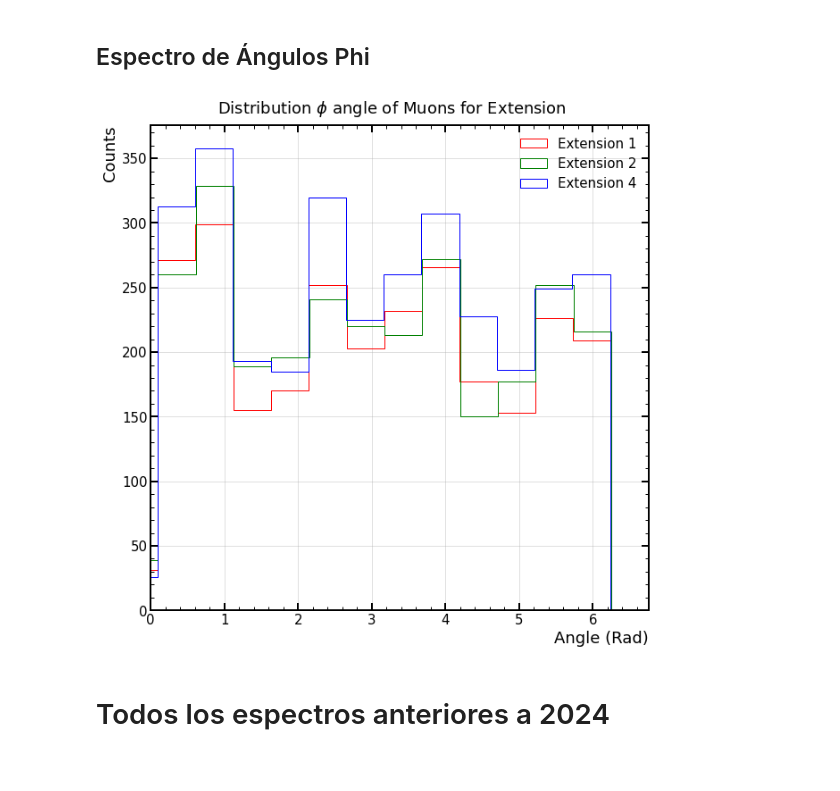
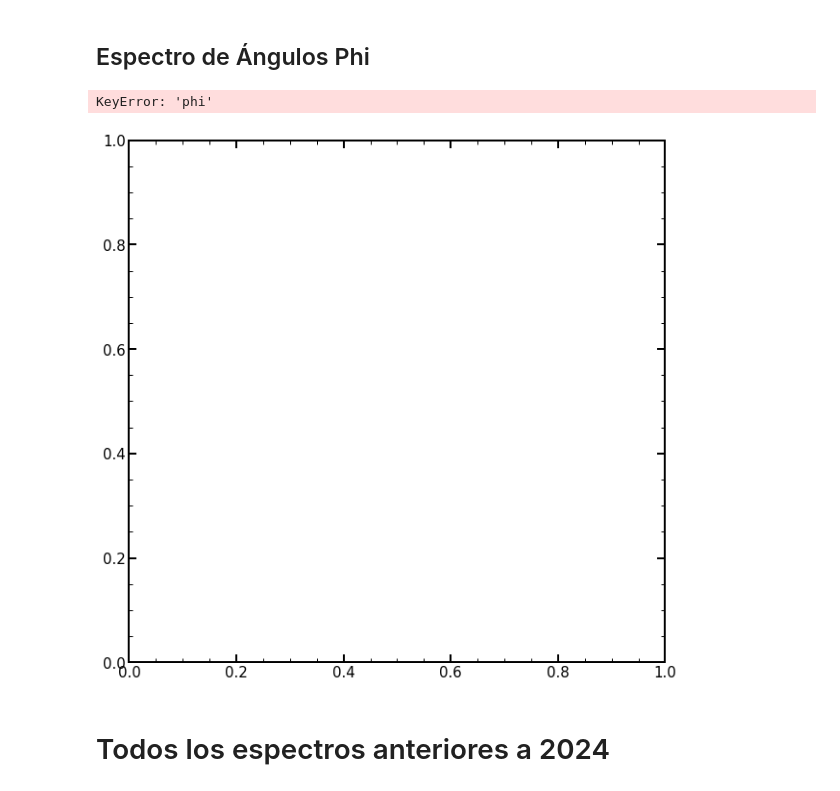
Before and after one commit to mausanram/CodigosICN, a Jupyter notebook: Catalogo_Eventos/Ajuste_Espectro.ipynb, the cells around one changed output. Saved outputs shown, nothing was run; the diff lists cells and outputs as text; code cells hidden in the pictures.

```diff
--- a/Catalogo_Eventos/Ajuste_Espectro.ipynb
+++ b/Catalogo_Eventos/Ajuste_Espectro.ipynb
@@ -77,7 +77,8 @@ path_Straight_events = 'data_histogram_Imgs_500_Sol_0.7_Elip_4.5Straight.pkl'
 # path = '/home/labdet/Documents/MauSan/Programas/Repositorio_Git/Catalogo_Eventos/Diccionarios_Espetro_Muones/dict_muons_NSAMP324_Extensions_1_to_4_Imgs_189_Sol_0.7_Elip_0.65_KeV.pkl'
 
 # path = '/home/bruce/Documents/Programas/Catalogo_Eventos/dict_muons_NSAMP324_Extensions_1_to_4_Imgs_15_Sol_0.7_Elip_0.65_electrons.pkl'
-path = '/home/bruce/Documents/Programas/Catalogo_Eventos/Diccionarios_Espetro_Muones/dict_muons_NSAMP324_Extensions_1_to_4_Imgs_189_Sol_0.7_Elip_0.65_electrons.pkl'
+# path = '/home/bruce/Documents/Programas/Catalogo_Eventos/Diccionarios_Espetro_Muones/dict_muons_NSAMP324_Extensions_1_to_4_Imgs_189_Sol_0.7_Elip_0.65_electrons.pkl'
+path = '/home/bruce/Documents/Programas/Catalogo_Eventos/Diccionarios_Espetro_Muones/dict_muons_Extensions_1_to_4_Imgs_2078_Sol_0.65_Elip_0.65_ADUs__.pkl'
 
 # path = '/home/bruce/Documents/Programas/Catalogo_Eventos/dict_muons_Extensions_1_to_4_Imgs_2078_Sol_0.7_Elip_0.7_ADUs__.pkl'
 # path = '/home/bruce/Documents/Programas/Catalogo_Eventos/dict_muons_Extensions_1_to_4_Imgs_2078_Sol_0.7_Elip_0.75_ADUs__.pkl'
@@ -521,31 +522,32 @@ plt.show()
 ## Espectro de Ángulos Phi
 # %%
 fig, axs = plt.subplots(figsize = [10,10])
-BINS = 20
+BINS = 50
 
-# axs.hist(data_muons_extension_1['phi'] + data_muons_extension_2['phi'] + data_muons_extension_4['phi'], bins=BINS, color = 'k',
-#         label = 'All Extensions', histtype = 'step')
+axs.hist(data_muons_extension_1['phi'] + data_muons_extension_2['phi'] + data_muons_extension_4['phi'], bins=BINS, color = 'k',
+        label = 'All Extensions', histtype = 'step')
 
 axs.hist(data_muons_extension_1['phi'], bins = BINS, range= (np.min(data_muons_extension_1['phi']), np.max(data_muons_extension_1['phi'])),
             color = 'r', label= 'Extension 1', histtype = 'step')
 
 axs.hist(data_muons_extension_2['phi'], bins = BINS, range= (np.min(data_muons_extension_2['phi']), np.max(data_muons_extension_2['phi'])),
             color = 'g', label= 'Extension 2', histtype = 'step')
 
 axs.hist(data_muons_extension_4['phi'], bins = BINS, range= (np.min(data_muons_extension_4['phi']), np.max(data_muons_extension_4['phi'])),
             color = 'b', label= 'Extension 4', histtype = 'step')
 
 # axs.vlines(x=0.0725, ymax=2500, ymin=0,  colors='k', linestyles='dashed',  label = 'Thickness of CCD: 0.0725 cm')
 axs.legend()
 axs.grid()
 
 axs.set_xlim(0)
 axs.set_xlabel('Angle (Rad)', size = 18)
 axs.set_ylabel('Counts', size = 18)
 fig.suptitle(r'Distribution $\phi$ angle of Muons for Extension', size = 18, y=0.92)
 plt.show()
 # %% [output]
+KeyError: 'phi'
-[figure, old version]
+[figure, new version]
 # %% [markdown]
 # Todos los espectros anteriores a 2024
 # %%
```
Also changed, not shown: parts of 5 cells of this notebook, 4 other files.
